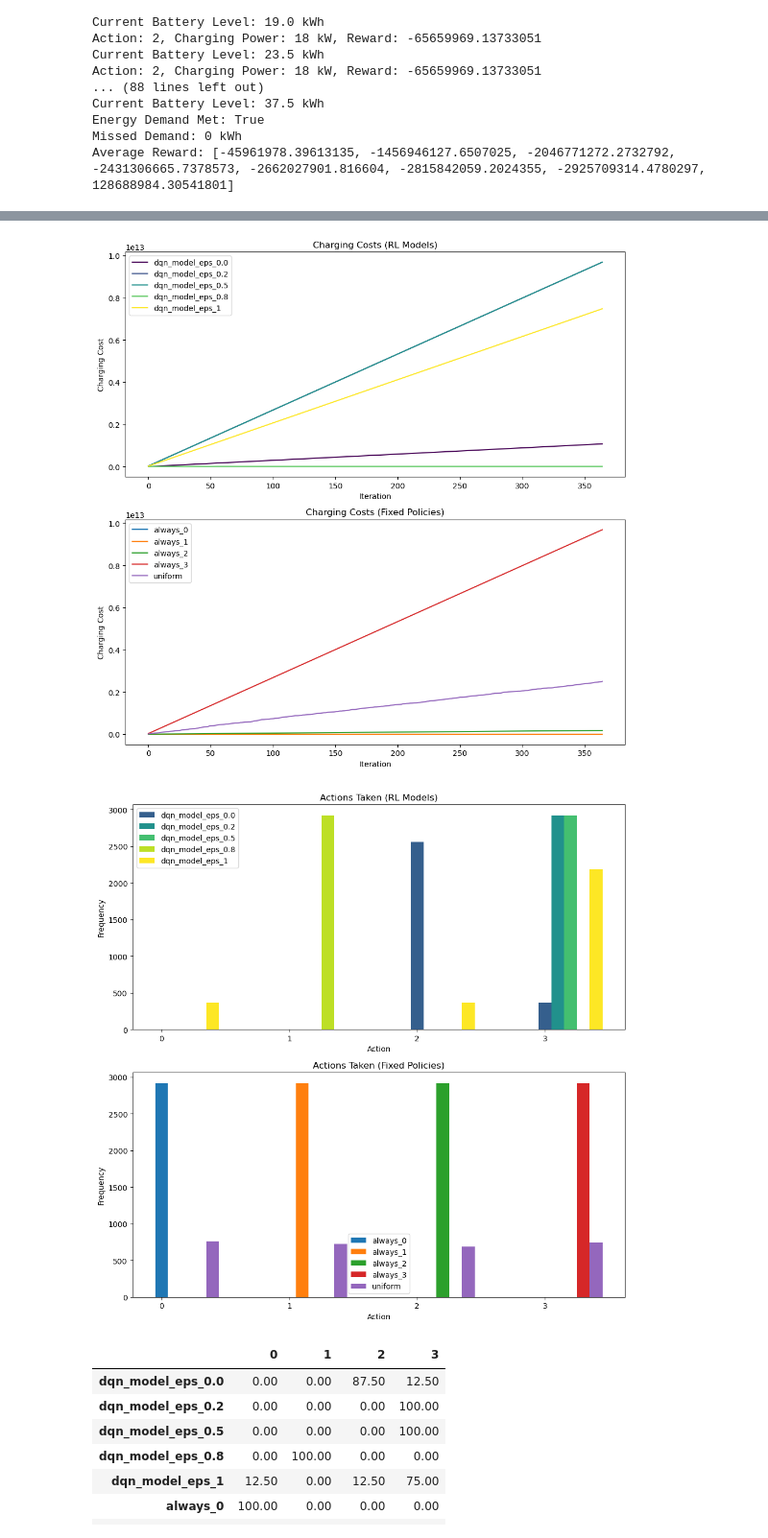
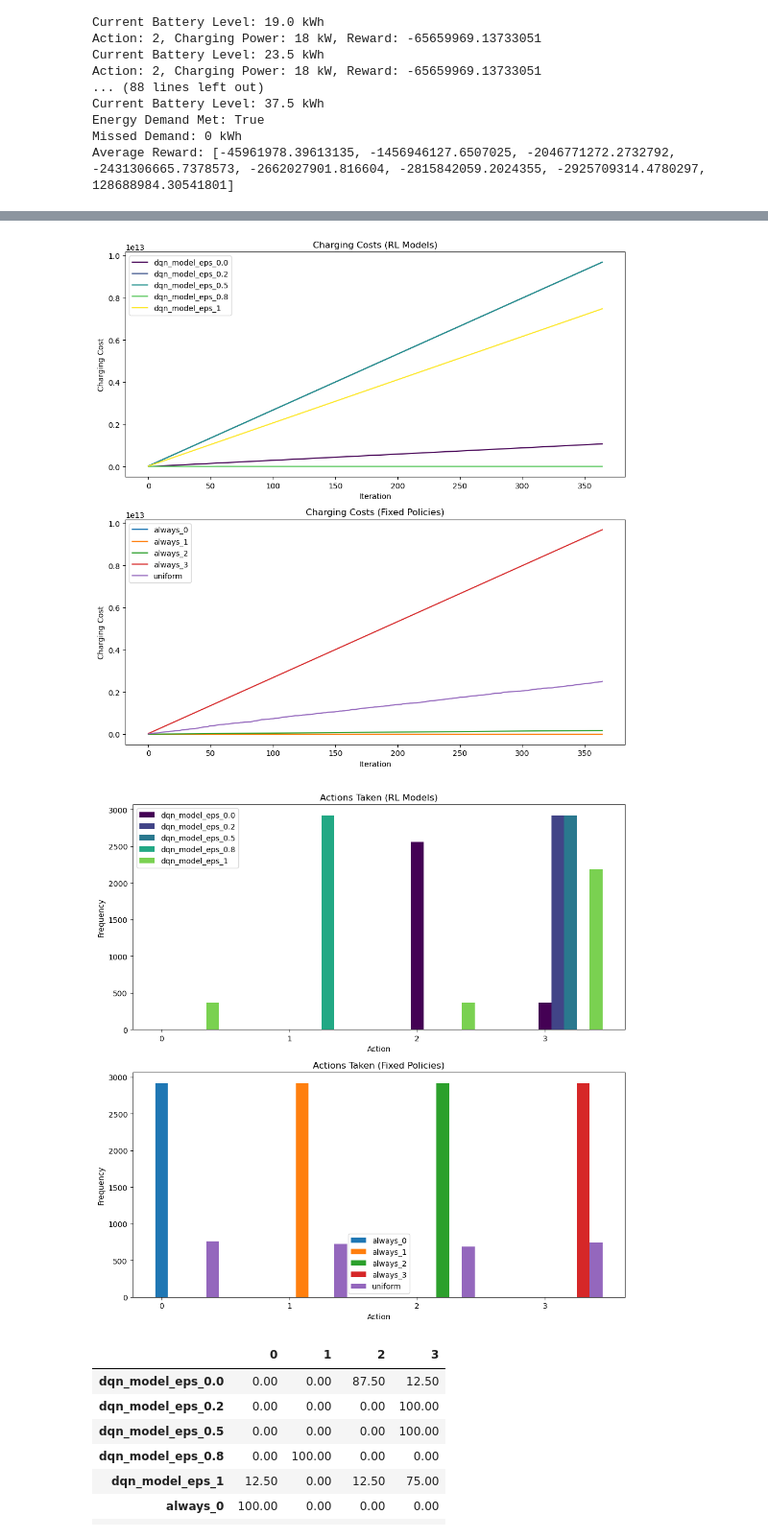
Before and after one commit to OliverSauren/AAA_Stahl, a Jupyter notebook: 5_reinforcement_learning.ipynb, the cells around one changed output, grey strips where cells are left out. Shown at 96% size. Drawn from its saved outputs; the diff is of its cells as text; code cells hidden in the pictures.

```diff
--- a/5_reinforcement_learning.ipynb
+++ b/5_reinforcement_learning.ipynb
@@ -327,38 +327,38 @@ for i, model_file in enumerate(model_files):
         unique_actions, counts = np.unique(actions_iter, return_counts=True)
         action_counts[unique_actions] += counts
     # Normalize color based on position in list
-    color = colormap(0.3 + i / len(model_files))
+    color = colormap(i / len(model_files))
     axes[0].bar(x + (i * width), action_counts, width=width, label=model_file, color=color)
 
 # Fixed Policies
 for i, policy_name in enumerate(fixed_policies, start=n_models):
     actions = all_actions_taken[i]
     action_counts = np.zeros(env.action_space.n)
     for actions_iter in actions:
         unique_actions, counts = np.unique(actions_iter, return_counts=True)
         action_counts[unique_actions] += counts
     axes[1].bar(x + ((i - n_models) * width), action_counts, width=width, label=policy_name)
 
 axes[0].set_title('Actions Taken (RL Models)')
 axes[0].set_xlabel('Action')
 axes[0].set_ylabel('Frequency')
 axes[0].set_xticks(x)
 axes[0].set_xticklabels(range(env.action_space.n))
 axes[0].legend()
 
 axes[1].set_title('Actions Taken (Fixed Policies)')
 axes[1].set_xlabel('Action')
 axes[1].set_ylabel('Frequency')
 axes[1].set_xticks(x)
 axes[1].set_xticklabels(range(env.action_space.n))
 axes[1].legend()
 
 plt.tight_layout()
 plt.show()
 # %% [output]
 [figure]
 [figure]
-[figure, old version]
+[figure, new version]
 # %%
 # Initialize the dataframe
 agent_names = model_files + fixed_policies
```
Also changed, not shown: parts of 1 cell of this notebook.
